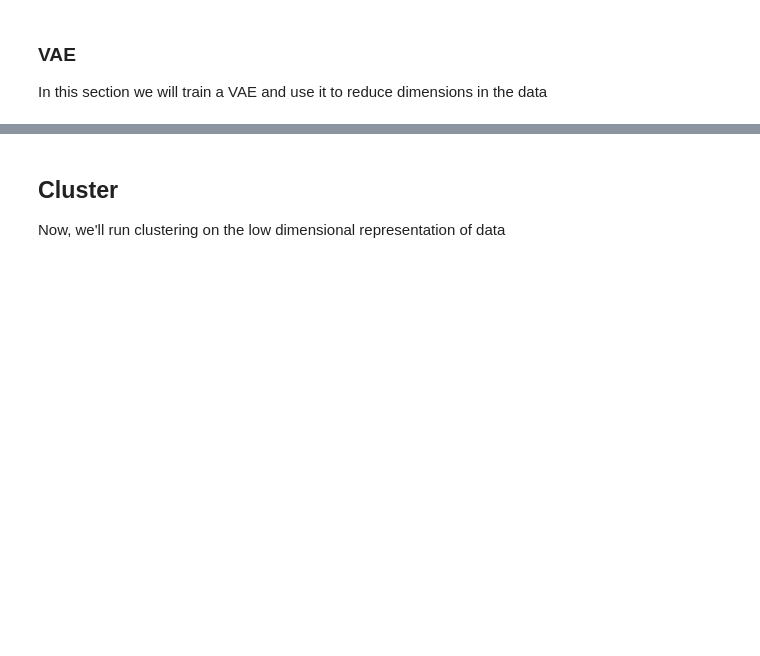
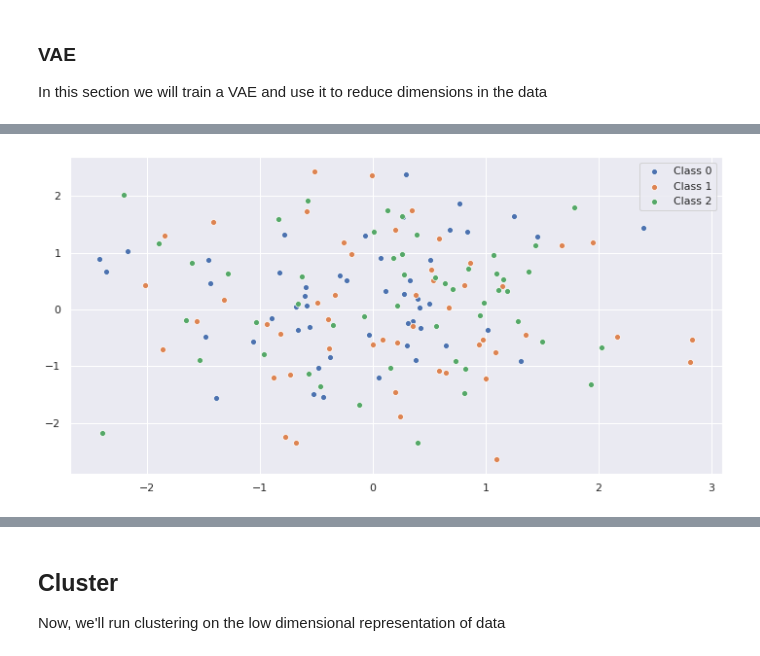
Before and after one commit to chauhankaranraj/ELDR-pytorch, a Jupyter notebook: iris.ipynb, the cells around one changed output, grey strips where cells are left out. Cells and saved outputs as stored; diff of their text form; code cells hidden in the pictures; blank space fills up the shorter version.

```diff
--- a/iris.ipynb
+++ b/iris.ipynb
@@ -154,16 +159,22 @@ optimizer = optim.Adam(model.parameters(), lr=learning_rate)
 model.train()
 for epoch in range(num_epochs):
     train_loss = 0
-    for batch_idx, (data, _) in enumerate(train_loader):
-        data = data.to(device)
+    for batch_data, batch_labels in train_loader:
+        batch_data = batch_data.to(device)
         optimizer.zero_grad()
-        recon_batch, mu, logvar = model(data)
-        loss = vae.loss_function(recon_batch, data.view(-1, 4), mu, logvar)
+
+        recon_batch, mu, logvar = model(batch_data)
+
+        loss = vae.loss_function(recon_batch, batch_data.view(-1, X_pt_scaled.shape[1]), mu, logvar)
         loss.backward()
+
         train_loss += loss.item()
         optimizer.step()
 
     if epoch % log_interval_epochs == 0:
-        print('====> Epoch: {} Average loss: {:.4f}'.format(
-              epoch, train_loss / len(train_loader.dataset)))
+        print('Epoch: {:4d} Average loss: {:.4f}'.format(
+            epoch,
+            train_loss / len(train_loader.dataset)),
+            end='\r',
+         )
 # %% [output]
@@ -180,8 +193,22 @@ for epoch in range(num_epochs):
 # %%
 # get lwo dim rep for dataset
 with torch.no_grad():
-    mu, logvar = model.encode(X_pt)
+    mu, logvar = model.encode(X_pt_scaled)
     X_vae_pt = model.reparameterize(mu, logvar)
+# %%
+fig, ax = plt.subplots(figsize=(12, 6))
+
+for ci in np.unique(Y):
+    sns.scatterplot(
+        x=X_vae_pt[Y.reshape(-1,)==ci, 0],
+        y=X_vae_pt[Y.reshape(-1,)==ci, 1],
+        ax=ax,
+        label=f'Class {ci}',
+    )
+
+plt.show()
+# %% [output]
+[figure, added]
 # %%
 # visualize how well torch vae worked
 fig = go.Figure()
```
Also changed, not shown: parts of 20 cells of this notebook, 1 other file.
